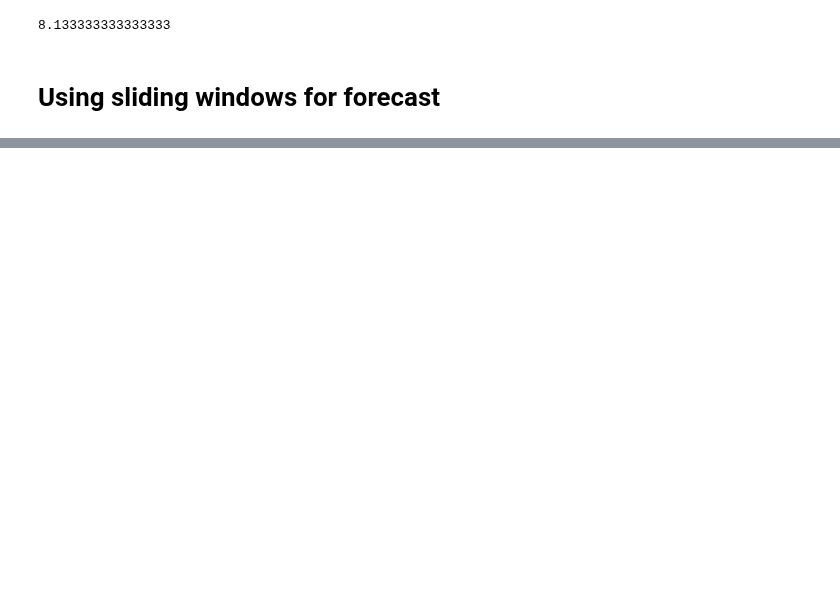
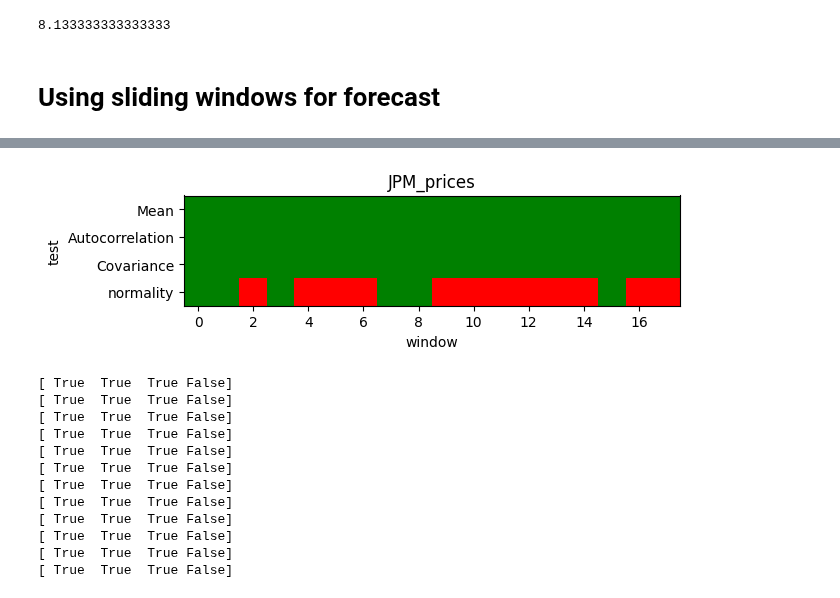
Before and after one commit to DerkNiessink/Project_SDA, a Jupyter notebook: src/Combined Stock Sentiment.ipynb, the cells around one changed output, grey strips where cells are left out. Cells and saved outputs as stored; diff of their text form; code cells hidden in the pictures; blank space fills up the shorter version.

```diff
--- a/src/Combined Stock Sentiment.ipynb
+++ b/src/Combined Stock Sentiment.ipynb
@@ -348,0 +410,51 @@ plt.show()
+# %%
+def Assumption_matrix(window_results: list) -> pd.DataFrame:
+    """Creates a dataframe of assumption test results per window, where true is the value if the assumption
+    passes and False when it does not"""
+    assumption_test_dict = {}
+    for i, window_result in enumerate(window_results):
+        stock_name = f"{window_result.names[0]}_window_{i}"
+        dict_of_assumption_test_results = {str(stock_name):
+        {
+            'Mean of residuals = 0':check_mean_of_residuals(window_result),
+            'Autocorrelation of residuals = 0': autocorrelation_of_residuals(window_result),
+            'Covariance Matrix positive and semidefinite':matrix_is_postivive_and_semidefinite(window_result),
+            'normality of residuals':normallity_of_residuals(window_result)}
+            }
+        assumption_test_dict.update(dict_of_assumption_test_results)
+
+    return pd.DataFrame(assumption_test_dict)
+# %%
+def plot_assumptions(matrix):
+    """Plot the assumption matrix for all windows of a specific stock"""
+
+    fig, ax = plt.subplots(1,1)
+    cmap = (mpl.colors.ListedColormap(['red', 'green']))
+    ax.imshow(matrix, cmap=cmap)
+    ax.set_yticks(range(4))
+    ax.set_yticklabels(["Mean", "Autocorrelation", "Covariance", "normality"])
+    plt.xlabel("window")
+    plt.ylabel("test")
+    plt.title(f"{window_results[0].names[0]}")
+    plt.show()
+# %%
+matrix = Assumption_matrix(window_results)
+plot_assumptions(matrix)
+
+for column in matrix:
+    if False in matrix[column].values:
+        print(matrix[column].values)
+# %% [output]
+[figure, added]
+[ True  True  True False]
+[ True  True  True False]
+[ True  True  True False]
+[ True  True  True False]
+[ True  True  True False]
+[ True  True  True False]
+[ True  True  True False]
+[ True  True  True False]
+[ True  True  True False]
+[ True  True  True False]
+[ True  True  True False]
+[ True  True  True False]
```
Also changed, not shown: parts of 18 cells of this notebook.
